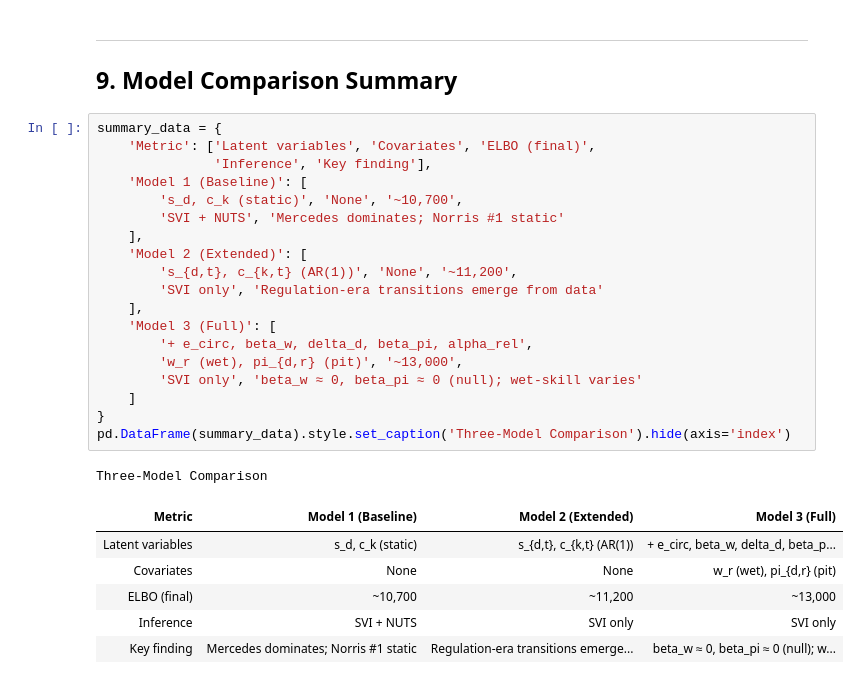
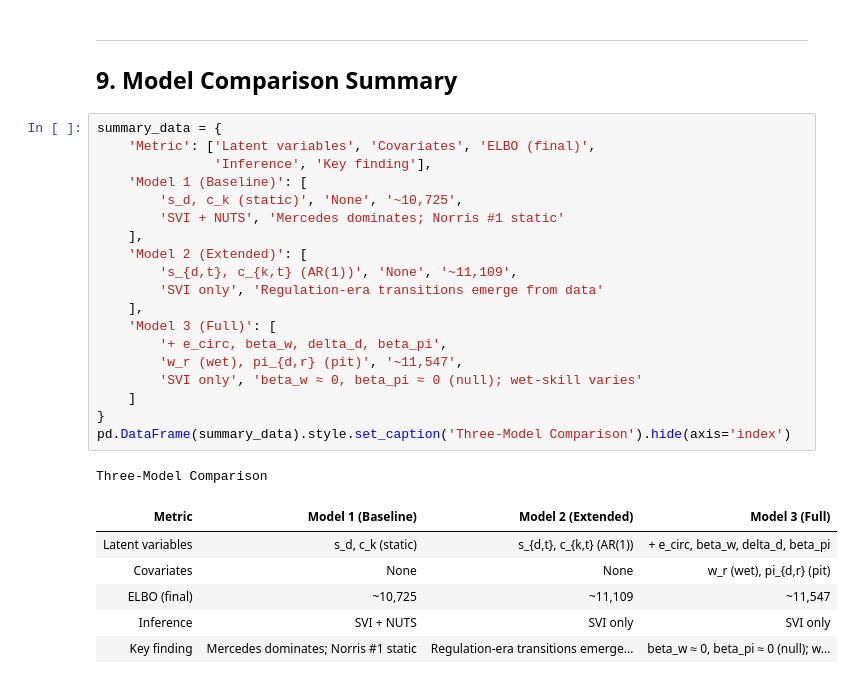
Before and after one commit to christianrand18/MBML-TrueSkill-Formula-1, a Jupyter notebook: F1_PGM_Report.ipynb, the cells around one changed output. Saved outputs shown, nothing was run; the diff lists cells and outputs as text.

```diff
--- a/F1_PGM_Report.ipynb
+++ b/F1_PGM_Report.ipynb
@@ -689,28 +677,28 @@ display(Image(os.path.join(PLOTS_DIR, 'cross_model_driver_ranking.png')))
 # %%
 summary_data = {
     'Metric': ['Latent variables', 'Covariates', 'ELBO (final)',
                'Inference', 'Key finding'],
     'Model 1 (Baseline)': [
-        's_d, c_k (static)', 'None', '~10,700',
+        's_d, c_k (static)', 'None', '~10,725',
         'SVI + NUTS', 'Mercedes dominates; Norris #1 static'
     ],
     'Model 2 (Extended)': [
-        's_{d,t}, c_{k,t} (AR(1))', 'None', '~11,200',
+        's_{d,t}, c_{k,t} (AR(1))', 'None', '~11,109',
         'SVI only', 'Regulation-era transitions emerge from data'
     ],
     'Model 3 (Full)': [
-        '+ e_circ, beta_w, delta_d, beta_pi, alpha_rel',
-        'w_r (wet), pi_{d,r} (pit)', '~13,000',
+        '+ e_circ, beta_w, delta_d, beta_pi',
+        'w_r (wet), pi_{d,r} (pit)', '~11,547',
         'SVI only', 'beta_w ≈ 0, beta_pi ≈ 0 (null); wet-skill varies'
     ]
 }
 pd.DataFrame(summary_data).style.set_caption('Three-Model Comparison').hide(axis='index')
 # %% [output]
 Three-Model Comparison
 | Metric | Model 1 (Baseline) | Model 2 (Extended) | Model 3 (Full) |
-| Latent variables | s_d, c_k (static) | s_{d,t}, c_{k,t} (AR(1)) | + e_circ, beta_w, delta_d, beta_p... |
+| Latent variables | s_d, c_k (static) | s_{d,t}, c_{k,t} (AR(1)) | + e_circ, beta_w, delta_d, beta_pi |
 | Covariates | None | None | w_r (wet), pi_{d,r} (pit) |
-| ELBO (final) | ~10,700 | ~11,200 | ~13,000 |
+| ELBO (final) | ~10,725 | ~11,109 | ~11,547 |
 | Inference | SVI + NUTS | SVI only | SVI only |
 | Key finding | Mercedes dominates; Norris #1 static | Regulation-era transitions emerge... | beta_w ≈ 0, beta_pi ≈ 0 (null); w... |
 # %% [markdown]
```
Also changed, not shown: parts of 6 cells of this notebook, 21 other files.
